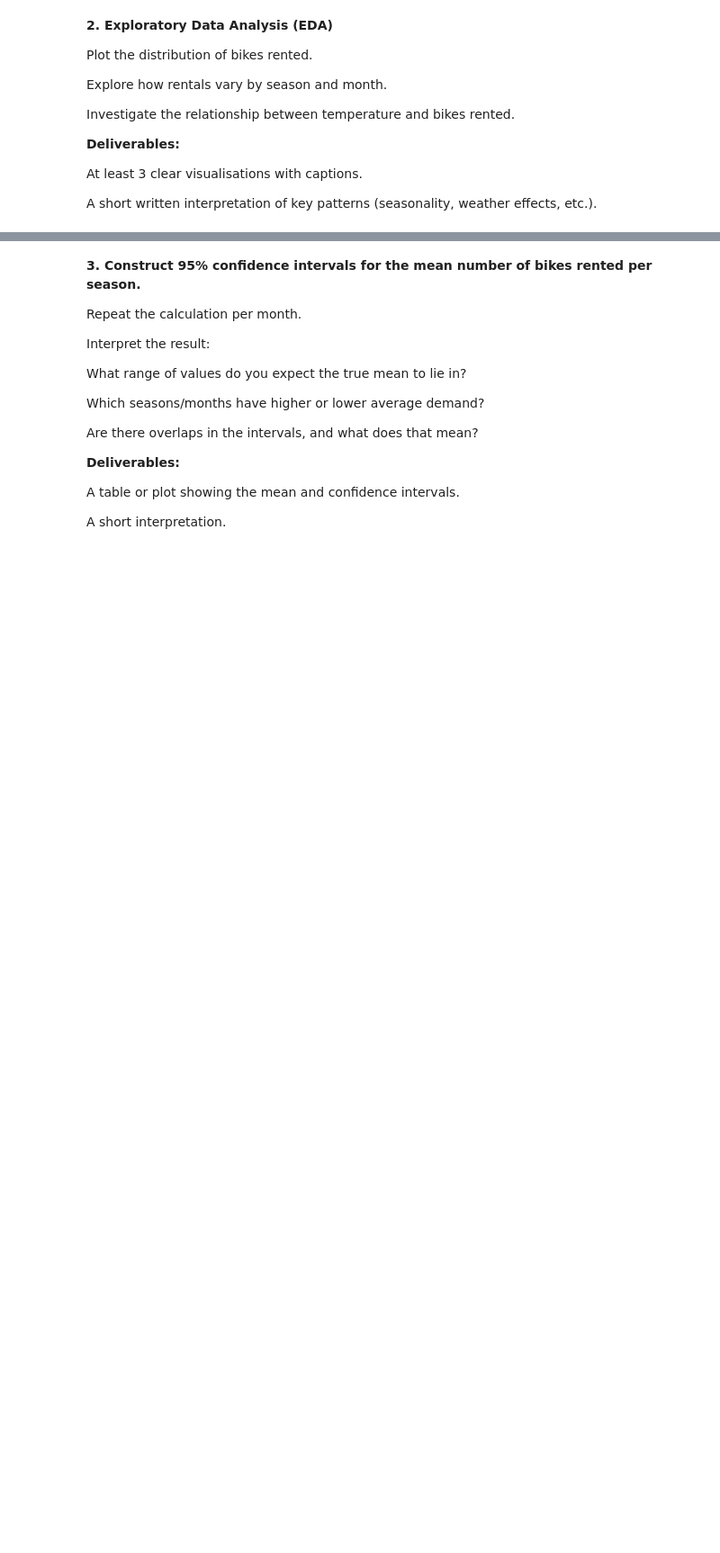
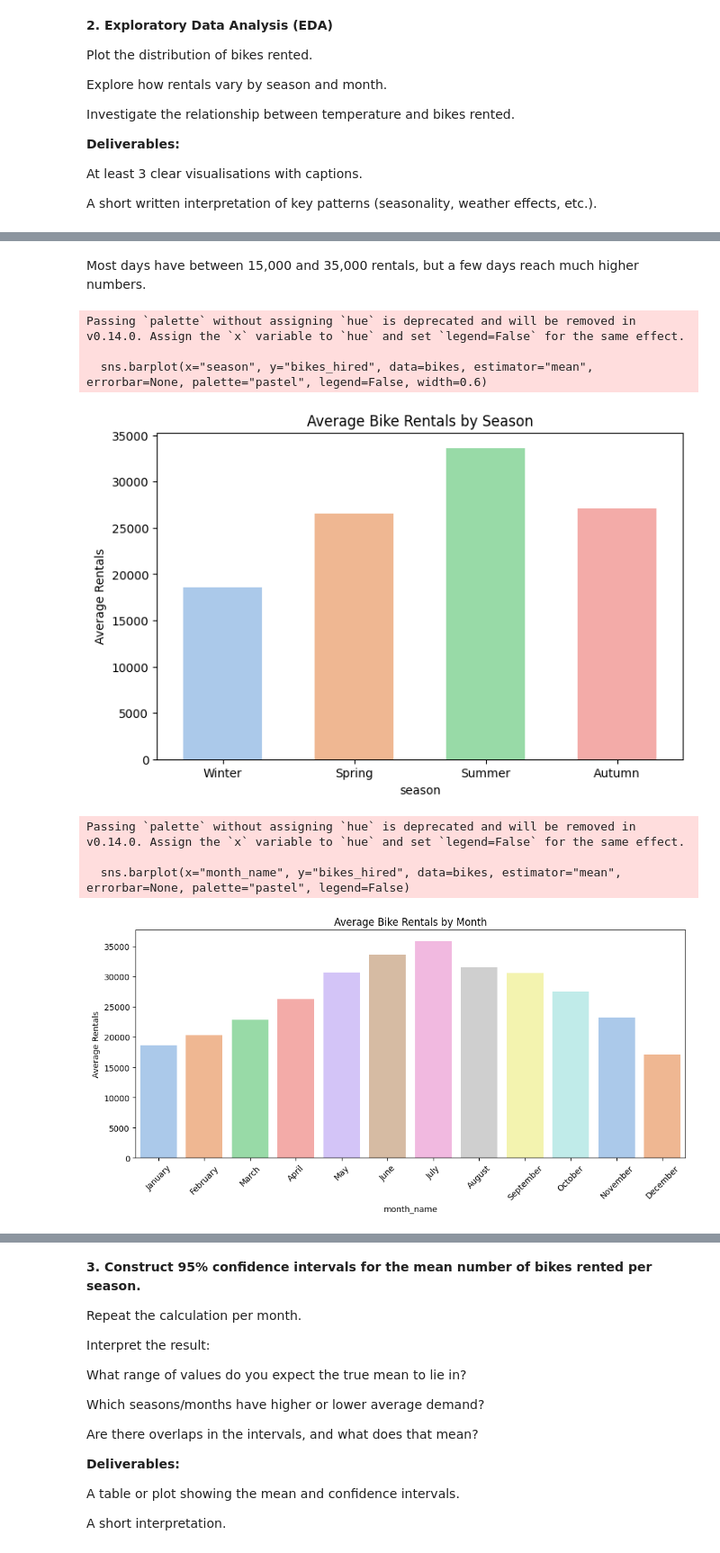
Before and after one commit to AnnaMariaReidel/Analytics-Through-Coding-AUT25-teaching, a Jupyter notebook: Session 3 Solutions-20250918/Group_Project.ipynb, the cells around one changed output, grey strips where cells are left out. Shown at 90% size. Saved outputs shown, nothing was run; the diff lists cells and outputs as text; code cells hidden in the pictures; blank space fills up the shorter version.

```diff
--- a/Session 3 Solutions-20250918/Group_Project.ipynb
+++ b/Session 3 Solutions-20250918/Group_Project.ipynb
@@ -50,18 +50,19 @@ Convert categorical variables (e.g., season, weather) to appropriate categories
 
 Ensure numeric columns (e.g., bikes rented, temperature) are in the right format.
 # %%
-## Your code goes here
 # check for missing values across columns
-bikes.isna().sum()
+missing = bikes.isna().sum()
 # missing values for cloud_cover, humidity, pressure, radiation
 # percentage of missing values if <5% drop
 missing_percent = bikes.isna().mean() * 100
 missing_percent
-# can safely drop all
-bikes = bikes.dropna(subset=['cloud_cover','humidity','pressure','radiation'])
+# can safely drop cloud_cover, humidity, pressure and radiation
+bikes = bikes.dropna(subset=["cloud_cover","humidity","pressure","radiation"])
 bikes
+# fill snow_depth with 0, since on most days in London there is no snow at all
+bikes["snow_depth"] = bikes["snow_depth"].fillna(0)
 # double check
-print(bikes[['cloud_cover','humidity','pressure','radiation']].isna().sum())
+print(bikes[["cloud_cover","humidity","pressure","radiation", "snow_depth"]].isna().sum())
 # all good
 # %% [output]
 cloud_cover    0
@@ -132,0 +221,26 @@ A short written interpretation of key patterns (seasonality, weather effects, et
+# %% [markdown]
+Most days have between 15,000 and 35,000 rentals, but a few days reach much higher numbers.
+# %%
+# layering histrograms by season
+plt.figure(figsize=(8,5))
+sns.barplot(x="season", y="bikes_hired", data=bikes, estimator="mean", errorbar=None, palette="pastel", legend=False, width=0.6)
+plt.title("Average Bike Rentals by Season")
+plt.ylabel("Average Rentals")
+plt.show()
+
+# rentals by month
+plt.figure(figsize=(12,5))
+sns.barplot(x="month_name", y="bikes_hired", data=bikes, estimator="mean", errorbar=None, palette="pastel", legend=False)
+plt.title("Average Bike Rentals by Month")
+plt.ylabel("Average Rentals")
+plt.xticks(rotation=45)
+plt.show()
+# %% [output]
+Passing `palette` without assigning `hue` is deprecated and will be removed in v0.14.0. Assign the `x` variable to `hue` and set `legend=False` for the same effect.
+
+  sns.barplot(x="season", y="bikes_hired", data=bikes, estimator="mean", errorbar=None, palette="pastel", legend=False, width=0.6)
+[figure, added]
+Passing `palette` without assigning `hue` is deprecated and will be removed in v0.14.0. Assign the `x` variable to `hue` and set `legend=False` for the same effect.
+
+  sns.barplot(x="month_name", y="bikes_hired", data=bikes, estimator="mean", errorbar=None, palette="pastel", legend=False)
+[figure, added]
```
Also changed, not shown: parts of 15 cells of this notebook, 1 other file.
